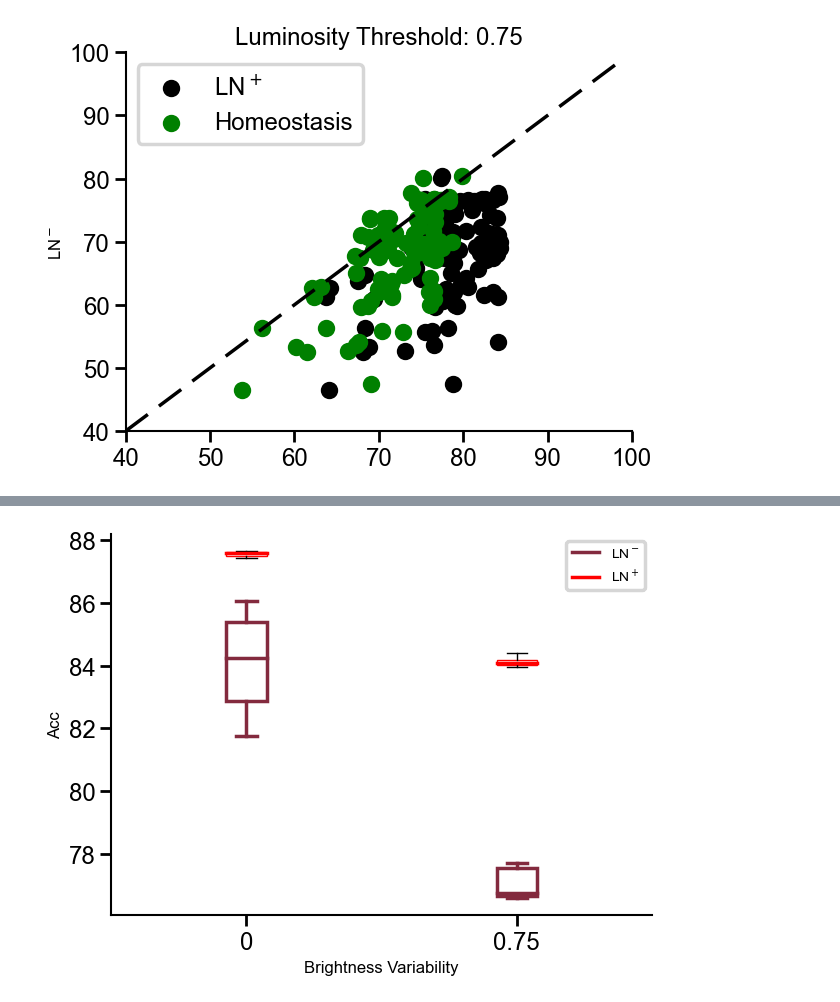
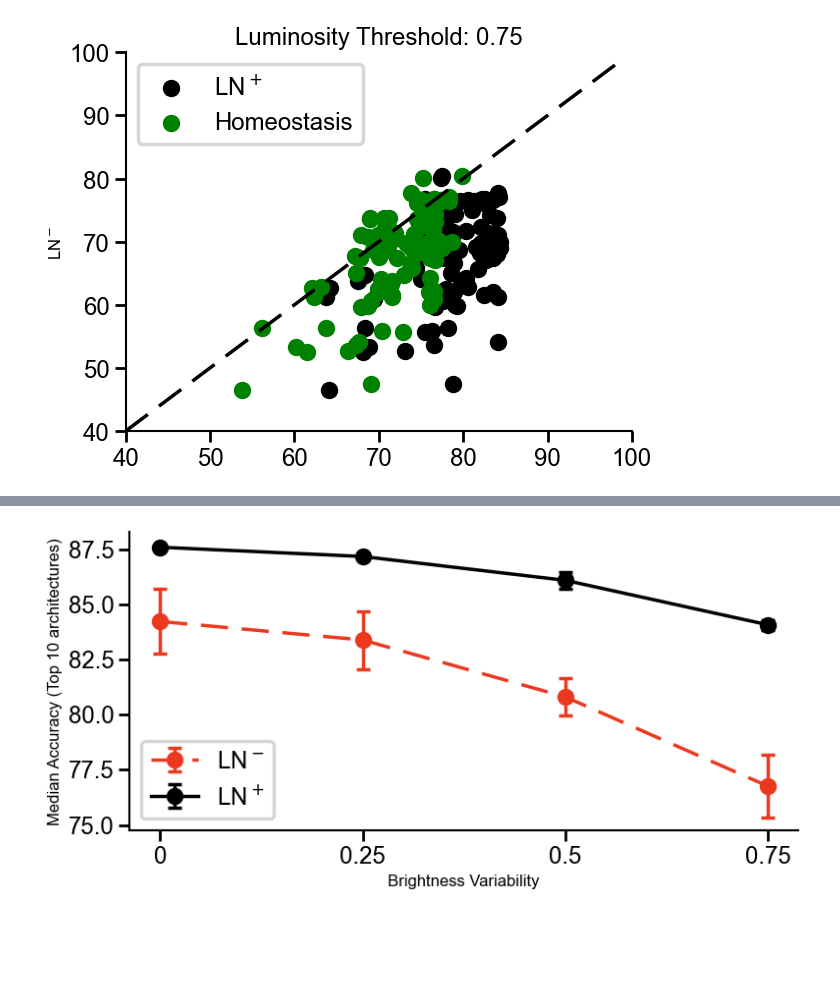
Before and after one commit to RoyHEyono/HomeostaticDANN, a Jupyter notebook: models/dense_mnist_task/notebooks/naisys_plots.ipynb, the cells around one changed output, grey strips where cells are left out. Drawn from its saved outputs; the diff is of its cells as text; code cells hidden in the pictures; blank space fills up the shorter version.

```diff
--- a/models/dense_mnist_task/notebooks/naisys_plots.ipynb
+++ b/models/dense_mnist_task/notebooks/naisys_plots.ipynb
@@ -159,13 +159,14 @@ ax.legend()
 <matplotlib.legend.Legend at 0x...>
 [figure]
 # %%
-fig, ax = plt.subplots()
-brightness_factor = [0, 0.75]
+fig, ax = plt.subplots(figsize=(8, 4))
+brightness_factor = [0, 0.25, 0.5, 0.75]
 noln_acc = []
 ln_acc = []
-homeo_acc = []
-homeo_ln_acc = []
 homeo_inhib_acc = []
+noln_err = []
+ln_err = []
+homeo_inhib_err = []
 
 top_n_architectures = 10
 
@@ -180,65 +181,27 @@ for bf in brightness_factor:
     runs_homeostasis = fetch_runs(api, entity='project_danns', project_name='Luminosity_NAISYS', filters={"config.dataset": "fashionmnist",
                                                                     "config.brightness_factor": bf,"config.homeostasis": 1, "config.normtype": 0,
                                                                     "config.use_testset": True, "config.task_opt_inhib": 1, "config.use_sep_bias_gain_lrs": 0,
-                                                                    "config.homeostatic_annealing": 0, "config.implicit_homeostatic_loss": 0 }, order="-summary_metrics.test_acc") [:top_n_architectures]
+                                                                    "config.homeostatic_annealing": 0, "config.implicit_homeostatic_loss": 0 }, order="-summary_metrics.test_acc")[:top_n_architectures]
 
 
-    noln_acc.append([run_noln.summary['test_acc'] for run_noln in runs_vanilla_dann ])
-    ln_acc.append([run_ln.summary['test_acc'] for run_ln in runs_vanilla_dann_layernorm])
-    homeo_inhib_acc.append([run_ln.summary['test_acc'] for run_ln in runs_homeostasis])
+    noln_acc.append(np.median([run_noln.summary['test_acc'] for run_noln in runs_vanilla_dann ]))
+    ln_acc.append(np.median([run_ln.summary['test_acc'] for run_ln in runs_vanilla_dann_layernorm]))
+    homeo_inhib_acc.append(np.median([run_ln.summary['test_acc'] for run_ln in runs_homeostasis]))
+    noln_err.append(np.std([run_noln.summary['test_acc'] for run_noln in runs_vanilla_dann ]))
+    ln_err.append(np.std([run_ln.summary['test_acc'] for run_ln in runs_vanilla_dann_layernorm]))
+    homeo_inhib_err.append(np.std([run_ln.summary['test_acc'] for run_ln in runs_homeostasis]))
 
-bp1 = ax.boxplot(np.array(noln_acc).T, patch_artist=True, boxprops=dict(color='black', facecolor='none'), medianprops=dict(linestyle='-', linewidth=2.5, color='black'),
-                         showbox=True, showfliers=False)
-bp2 = ax.boxplot(np.array(ln_acc).T, patch_artist=True, boxprops=dict(color='red', facecolor='none'), medianprops=dict(linestyle='-', linewidth=2.5, color='red'),
-                          showfliers=False)
-# bp5 = ax.boxplot(np.array(homeo_inhib_acc).T, patch_artist=True, boxprops=dict(color='green', facecolor='none'), medianprops=dict(linestyle='-', linewidth=2.5, color='green'),
-#                          showfliers=False)
-
-# Iterate through each part of the boxplot and customize
-for i, box in enumerate(bp5['boxes']):
-    box.set(color='green', linewidth=2.5)  # Box outline color
-    box.set(facecolor='none')  # Box fill color (optional)
-
-for whisker in bp5['whiskers']:
-    whisker.set(color='green', linewidth=2.5)  # Whisker (tail) color and thickness
-
-for cap in bp5['caps']:
-    cap.set(color='green', linewidth=2.5)  # Cap (end of whiskers) color and thickness
-
-for median in bp5['medians']:
-    median.set(color='green', linewidth=2.5)  # Median color and thickness
-
-for flier in bp5['fliers']:
-    flier.set(marker='o', color='green', alpha=0.5)  # Outliers (fliers) customization
+# ax.plot(range(len(noln_acc)), noln_acc, color='red')
+# ax.plot(range(len(homeo_inhib_acc)), homeo_inhib_acc, color='blue')
 
 
-color_no_ln = '#832a3e'
+ax.errorbar(range(len(noln_acc)), noln_acc, yerr=noln_err, fmt='-o', linestyle='--', label='LN$^-$', capsize=5, color='#eb3920')
+#ax.errorbar(range(len(homeo_inhib_acc)), homeo_inhib_acc, yerr=homeo_inhib_err, fmt='-o', label='Homeostasis', capsize=5, color='green')
+ax.errorbar(range(len(ln_acc)), ln_acc, yerr=ln_err, fmt='-o',  label='LN$^+$', capsize=5, color='black')
+plt.xticks(range(len(noln_acc)), [str(ele) for ele in brightness_factor])
+plt.legend()
 
-# Iterate through each part of the boxplot and customize
-for i, box in enumerate(bp1['boxes']):
-    box.set(color=color_no_ln, linewidth=2.5)  # Box outline color
-    box.set(facecolor='white')  # Box fill color (optional)
-
-for whisker in bp1['whiskers']:
-    whisker.set(color=color_no_ln, linewidth=2.5)  # Whisker (tail) color and thickness
-
-for cap in bp1['caps']:
-    cap.set(color=color_no_ln, linewidth=2.5)  # Cap (end of whiskers) color and thickness
-
-for median in bp1['medians']:
-    median.set(color=color_no_ln, linewidth=2.5)  # Median color and thickness
-
-for flier in bp1['fliers']:
-    flier.set(marker='o', color=color_no_ln, alpha=0.5)  # Outliers (fliers) customization
-
-# Create custom x-axis tick labels
-custom_xticks = ['0', '0.75']
-ax.set_xticks(np.arange(1, len(custom_xticks) + 1))
-ax.set_xticklabels(custom_xticks)
 
 ax.set_xlabel('Brightness Variability')
-ax.set_ylabel(f'Acc')
-# ax.legend([bp1["medians"][0], bp2["medians"][0], bp3["medians"][0], bp4["medians"][0]], ['LN$^-$', 'LN$^+$', f'H ($\lambda=${lmbda}) LN$^-$', f'H ($\lambda=${lmbda}) LN$^+$'], loc='lower left')
-ax.legend([bp1["medians"][0], bp2["medians"][0]], ['LN$^-$', 'LN$^+$'], fontsize="10", loc ="best")
-#ax.set_yscale('log')
+ax.set_ylabel(f'Median Accuracy (Top {top_n_architectures} architectures)')
 # %% [output]
@@ -246 +209 @@ ax.legend([bp1["medians"][0], bp2["medians"][0]], ['LN$^-$', 'LN$^+$'], fontsize
-[figure, old version]
+[figure, new version]
```
Also changed, not shown: parts of 3 cells of this notebook, 2 other files.
